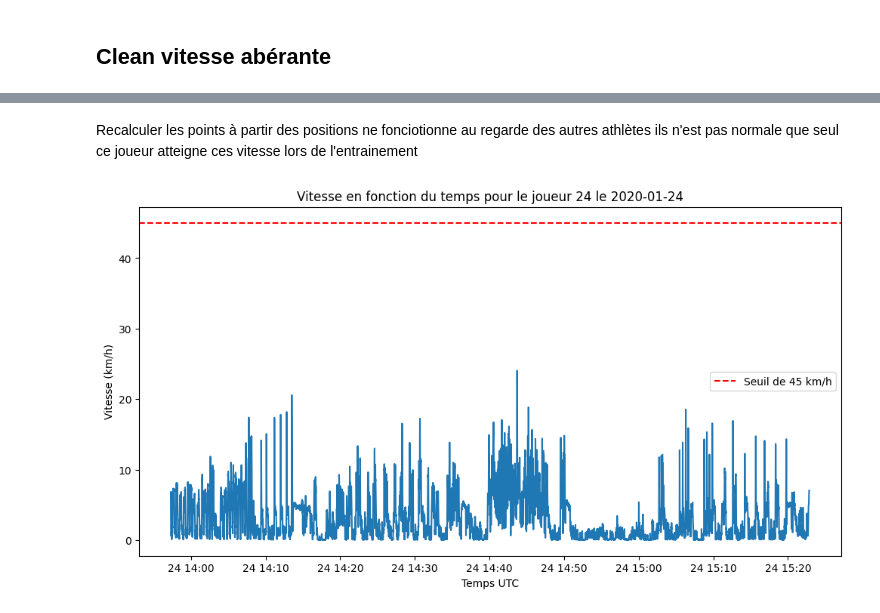
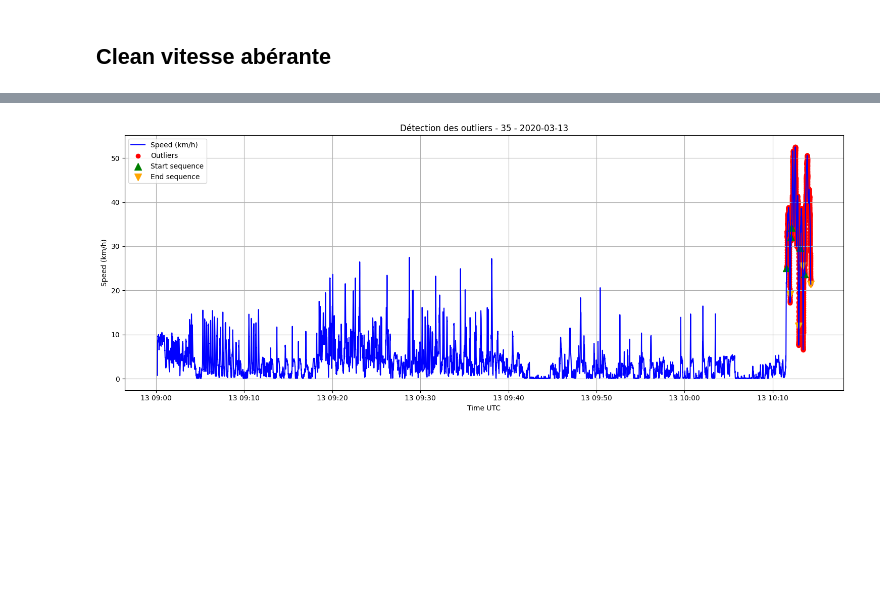
Before and after one commit to TheoLec-student/Data-Science-Foot, a Jupyter notebook: Clean2.ipynb, the cells around one changed output, grey strips where cells are left out. Cells and saved outputs as stored; diff of their text form; code cells hidden in the pictures; blank space fills up the shorter version.

```diff
--- a/Clean2.ipynb
+++ b/Clean2.ipynb
@@ -347,26 +532,52 @@ plt.show()
-# %% [markdown]
-Recalculer les points à partir des positions ne fonciotionne au regarde des autres athlètes ils n'est pas normale que seul ce joueur atteigne ces vitesse lors de l'entrainement
-# %%
-#Afficher vitesse en fonctiondu temps pour un joueur et une session donnés
-player = 24
-session = '2020-01-24'
-df_pos = con.execute(f"""
-SELECT
-    time_utc,
-    speed_kmh
-FROM tracking_pseudo
-WHERE player_pseudo = {player}
-    AND session_date = '{session}'
-ORDER BY time_utc
-""").df()
-df_pos['time_utc'] = pd.to_datetime(df_pos['time_utc'])
-plt.figure(figsize=(12, 6))
-sns.lineplot(data=df_pos, x='time_utc', y='speed_kmh')
-plt.title(f'Vitesse en fonction du temps pour le joueur {player} le {session}')
-plt.xlabel('Temps UTC')
-plt.ylabel('Vitesse (km/h)')
-plt.axhline(45, color='red', linestyle='--', label='Seuil de 45 km/h')
-plt.legend()
-plt.show()
-# %% [output]
-[figure, removed]
+# %%
+
+# === PARAMÈTRES DE FILTRAGE ===
+player_to_plot = '35'       # Remplacer par le pseudo à visualiser
+date_to_plot = '2020-03-13'      # Remplacer par la date à visualiser
+
+# === RÉCUPÉRER LES DONNÉES DE LA SESSION ===
+df_session = con.execute(f"""
+SELECT t.player_pseudo, t.session_date, t.time_utc,
+       t.x_pos, t.y_pos, t.speed_kmh,
+       o.is_outlier_combined,
+       o.outlier_start_combined,
+       o.outlier_end_combined
+FROM tracking_pseudo t
+LEFT JOIN outliers_points o
+  ON t.player_pseudo = o.player_pseudo
+  AND t.session_date = o.session_date
+  AND t.sensor_id = o.sensor_id
+  AND t.time_utc = o.time_utc
+WHERE t.player_pseudo = '{player_to_plot}'
+  AND t.session_date = '{date_to_plot}'
+ORDER BY t.time_utc
+""").df()
+
+# === PLOT POSITIONS ET OUTLIERS ===
+plt.figure(figsize=(15,6))
+
+# Courbe principale (position ou vitesse)
+plt.plot(df_session['time_utc'], df_session['speed_kmh'], label='Speed (km/h)', color='blue')
+
+# Points outliers
+outliers = df_session[df_session['is_outlier_combined']]
+plt.scatter(outliers['time_utc'], outliers['speed_kmh'], color='red', label='Outliers')
+
+# Start / End des séquences
+start_points = df_session[df_session['outlier_start_combined']]
+end_points = df_session[df_session['outlier_end_combined']]
+
+plt.scatter(start_points['time_utc'], start_points['speed_kmh'],
+            color='green', marker='^', s=100, label='Start sequence')
+plt.scatter(end_points['time_utc'], end_points['speed_kmh'],
+            color='orange', marker='v', s=100, label='End sequence')
+
+plt.title(f"Détection des outliers - {player_to_plot} - {date_to_plot}")
+plt.xlabel("Time UTC")
+plt.ylabel("Speed (km/h)")
+plt.legend()
+plt.grid(True)
+plt.tight_layout()
+plt.show()
+# %% [output]
+[figure, added]
```
Also changed, not shown: parts of 9 cells of this notebook, 2 other files.
